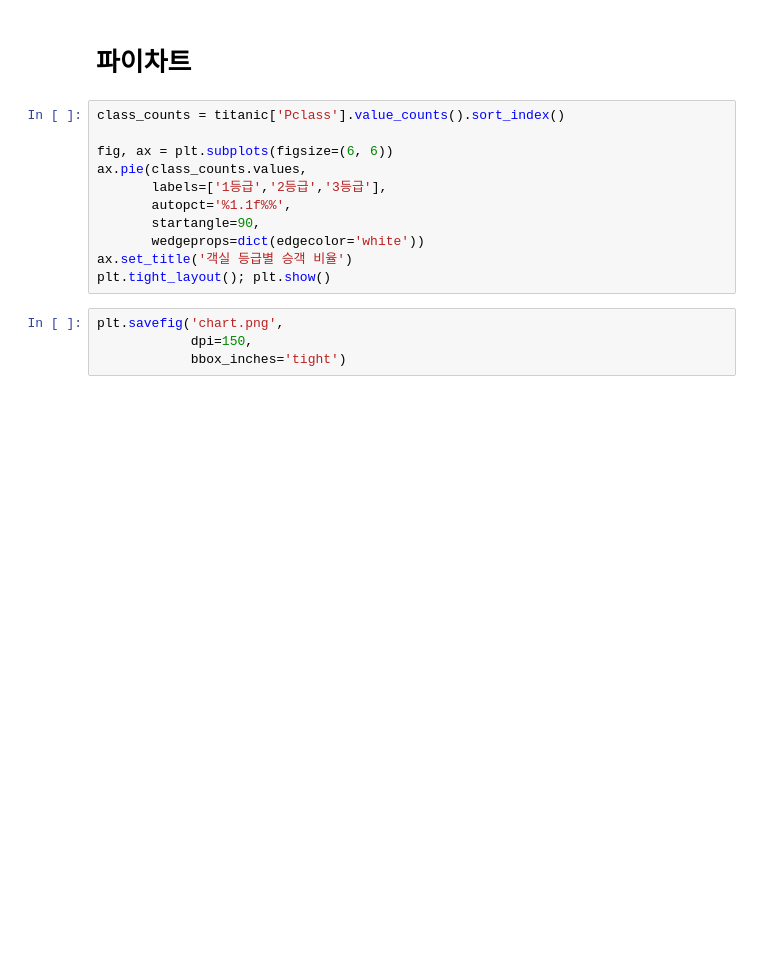
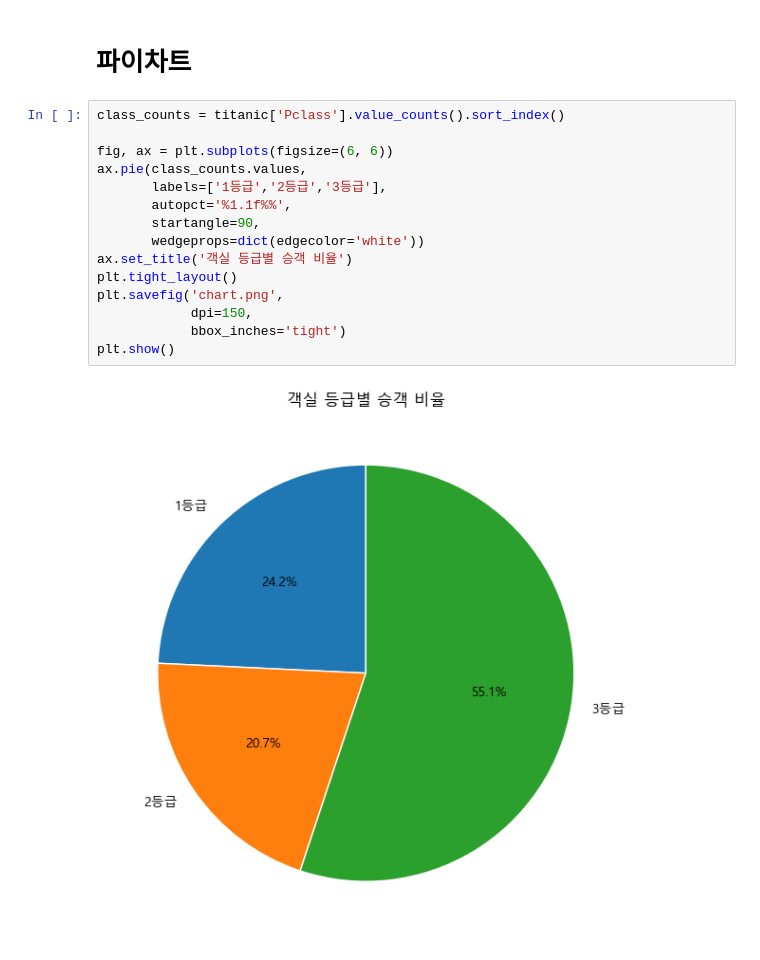
Before and after one commit to raks030517-netizen/eda, a Jupyter notebook: matplotlib-study.ipynb, the cells around one changed output. Cells and saved outputs as stored; diff of their text form; blank space fills up the shorter version.

```diff
--- a/matplotlib-study.ipynb
+++ b/matplotlib-study.ipynb
@@ -119,15 +138,17 @@ plt.tight_layout(); plt.show()
 # %%
 class_counts = titanic['Pclass'].value_counts().sort_index()
 
 fig, ax = plt.subplots(figsize=(6, 6))
 ax.pie(class_counts.values,
        labels=['1등급','2등급','3등급'],
        autopct='%1.1f%%',
        startangle=90,
        wedgeprops=dict(edgecolor='white'))
 ax.set_title('객실 등급별 승객 비율')
-plt.tight_layout(); plt.show()
+plt.tight_layout()
+plt.savefig('chart.png',
+            dpi=150,
+            bbox_inches='tight')
+plt.show()
+# %% [output]
+[figure, added]
-# %%
-plt.savefig('chart.png',
-            dpi=150,
-            bbox_inches='tight')
```
Also changed, not shown: parts of 9 cells of this notebook, 4 other files.
